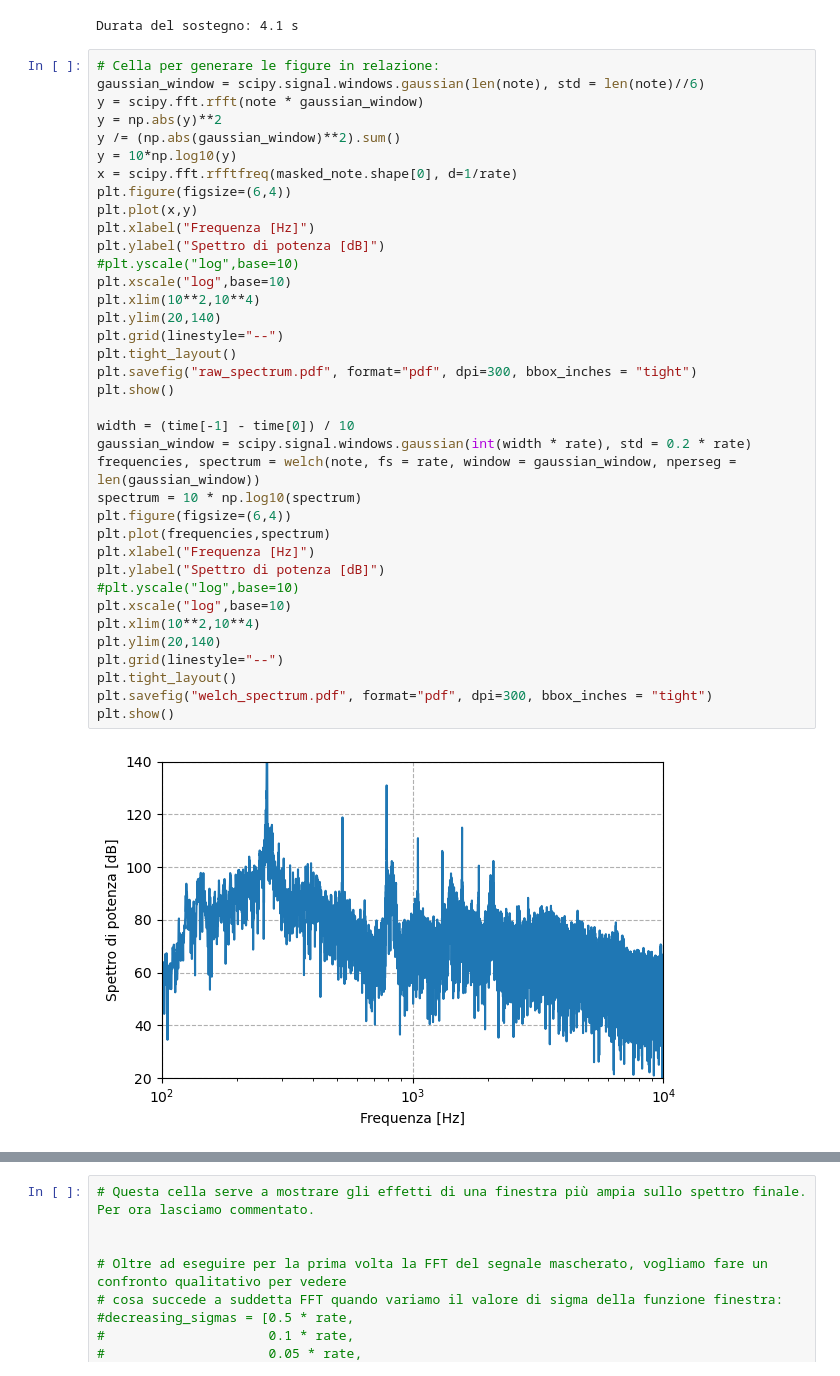
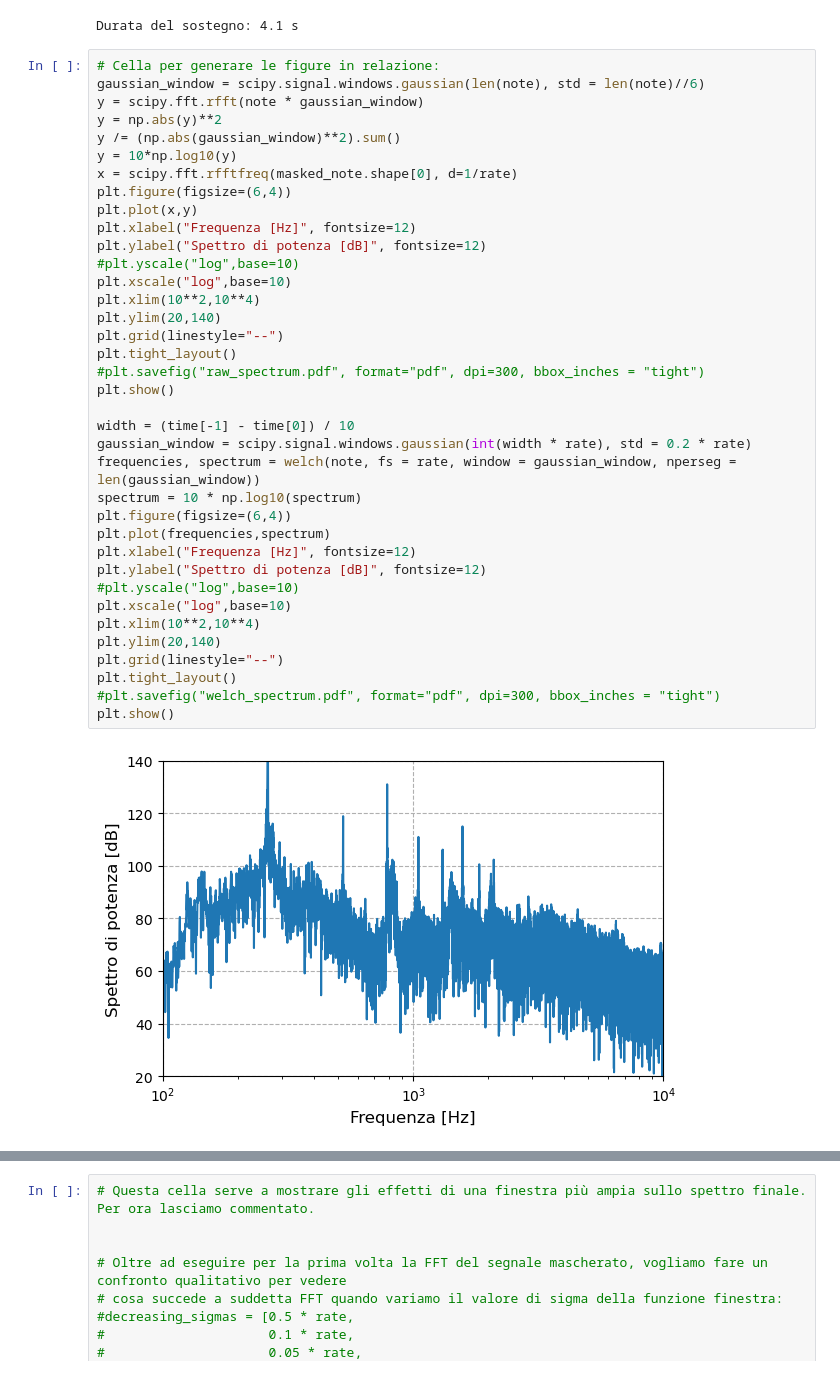
Before and after one commit to maddoc-g/3_organ_clustering, a Jupyter notebook: esperienza_3.ipynb, the cells around one changed output, grey strips where cells are left out. Drawn from its saved outputs; the diff is of its cells as text.

```diff
--- a/esperienza_3.ipynb
+++ b/esperienza_3.ipynb
@@ -145,37 +154,37 @@ Durata del sostegno: 4.1 s
 gaussian_window = scipy.signal.windows.gaussian(len(note), std = len(note)//6)
 y = scipy.fft.rfft(note * gaussian_window)
 y = np.abs(y)**2
 y /= (np.abs(gaussian_window)**2).sum()
 y = 10*np.log10(y)
 x = scipy.fft.rfftfreq(masked_note.shape[0], d=1/rate)
 plt.figure(figsize=(6,4))
 plt.plot(x,y)
-plt.xlabel("Frequenza [Hz]")
-plt.ylabel("Spettro di potenza [dB]")
+plt.xlabel("Frequenza [Hz]", fontsize=12)
+plt.ylabel("Spettro di potenza [dB]", fontsize=12)
 #plt.yscale("log",base=10)
 plt.xscale("log",base=10)
 plt.xlim(10**2,10**4)
 plt.ylim(20,140)
 plt.grid(linestyle="--")
 plt.tight_layout()
-plt.savefig("raw_spectrum.pdf", format="pdf", dpi=300, bbox_inches = "tight")
+#plt.savefig("raw_spectrum.pdf", format="pdf", dpi=300, bbox_inches = "tight")
 plt.show()
 
 width = (time[-1] - time[0]) / 10
 gaussian_window = scipy.signal.windows.gaussian(int(width * rate), std = 0.2 * rate)
 frequencies, spectrum = welch(note, fs = rate, window = gaussian_window, nperseg = len(gaussian_window))
 spectrum = 10 * np.log10(spectrum)
 plt.figure(figsize=(6,4))
 plt.plot(frequencies,spectrum)
-plt.xlabel("Frequenza [Hz]")
-plt.ylabel("Spettro di potenza [dB]")
+plt.xlabel("Frequenza [Hz]", fontsize=12)
+plt.ylabel("Spettro di potenza [dB]", fontsize=12)
 #plt.yscale("log",base=10)
 plt.xscale("log",base=10)
 plt.xlim(10**2,10**4)
 plt.ylim(20,140)
 plt.grid(linestyle="--")
 plt.tight_layout()
-plt.savefig("welch_spectrum.pdf", format="pdf", dpi=300, bbox_inches = "tight")
+#plt.savefig("welch_spectrum.pdf", format="pdf", dpi=300, bbox_inches = "tight")
 plt.show()
 # %% [output]
-[figure, old version]
+[figure, new version]
```
Also changed, not shown: parts of 2 cells of this notebook, 12 other files.
